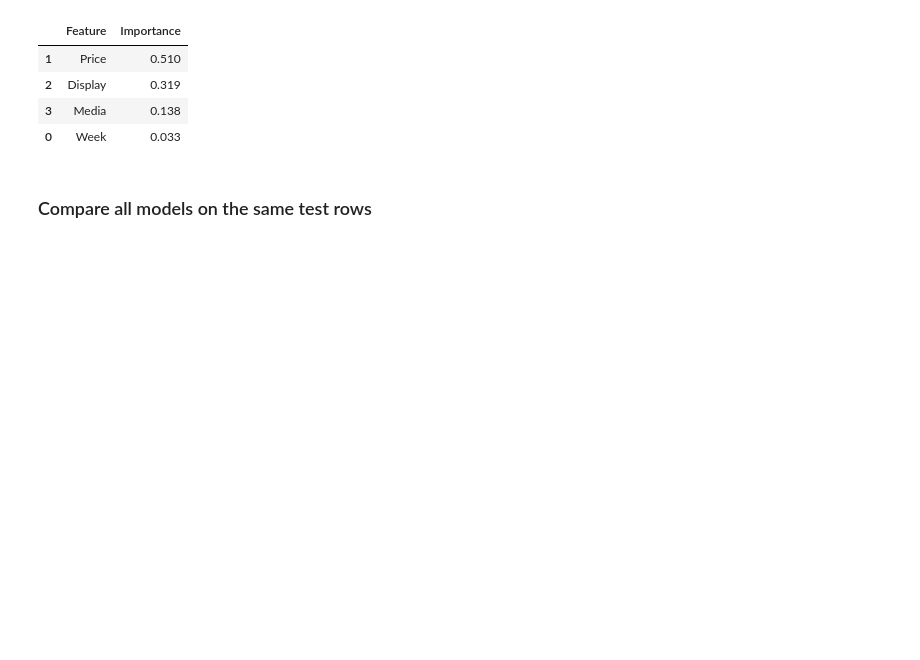
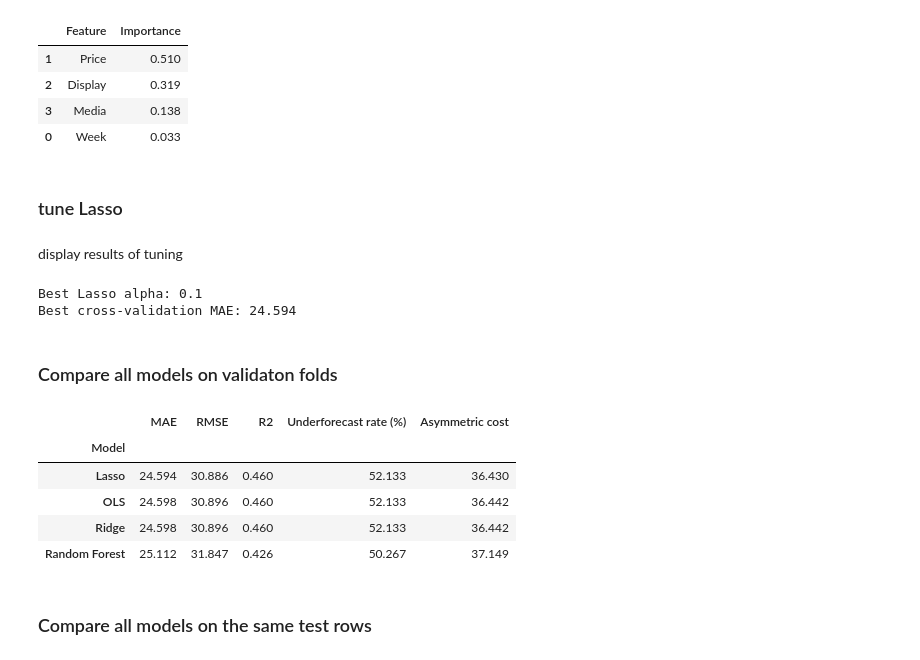
Before and after one commit to emreavley/DSB102_A1, a Jupyter notebook: DSB102_A2.ipynb, the cells around one changed output. Cells and saved outputs as stored; diff of their text form; code cells hidden in the pictures; blank space fills up the shorter version.

```diff
--- a/DSB102_A2.ipynb
+++ b/DSB102_A2.ipynb
@@ -607,3 +627,5 @@ feature_importance.round(3)
 | 2 | Display | 0.319 |
 | 3 | Media | 0.138 |
 | 0 | Week | 0.033 |
+# %% [markdown]
+### tune Lasso
@@ -610,3 +652,57 @@ feature_importance.round(3)
+# %% [markdown]
+display results of tuning
+# %%
+print("Best Lasso alpha:", lasso_search.best_params_["model__alpha"])
+print("Best cross-validation MAE:", round(-lasso_search.best_score_, 3))
+# %% [output]
+Best Lasso alpha: 0.1
+Best cross-validation MAE: 24.594
+# %% [markdown]
+### Compare all models on validaton folds
+# %%
+from sklearn.base import clone
+
+validation_models = {
+    "OLS": ols_model,
+    "Ridge": ridge_search.best_estimator_,
+    "Random Forest": forest_search.best_estimator_,
+    "Lasso": lasso_model
+}
+
+validation_results = []
+
+for fold, (train_idx, val_idx) in enumerate(cv_splits, start=1):
+    for name, model in validation_models.items():
+        model_fold = clone(model)
+        model_fold.fit(X_train.iloc[train_idx], y_train.iloc[train_idx])
+
+        val_predictions = model_fold.predict(X_train.iloc[val_idx])
+
+        result = evaluate_predictions(
+            name,
+            y_train.iloc[val_idx],
+            val_predictions
+        )
+        result["Fold"] = fold
+        validation_results.append(result)
+
+validation_df = pd.DataFrame(validation_results)
+
+validation_summary = (
+    validation_df.groupby("Model")
+    [["MAE", "RMSE", "R2", "Underforecast rate (%)", "Asymmetric cost"]]
+    .mean()
+    .sort_values("Asymmetric cost")
+)
+
+validation_summary.round(3)
+# %% [output]
+|  | MAE | RMSE | R2 | Underforecast rate (%) | Asymmetric cost |
+| Model |  |  |  |  |  |
+| Lasso | 24.594 | 30.886 | 0.460 | 52.133 | 36.430 |
+| OLS | 24.598 | 30.896 | 0.460 | 52.133 | 36.442 |
+| Ridge | 24.598 | 30.896 | 0.460 | 52.133 | 36.442 |
+| Random Forest | 25.112 | 31.847 | 0.426 | 50.267 | 37.149 |
 # %% [markdown]
 ### Compare all models on the same test rows
 # %%
```
Also changed, not shown: parts of 8 cells of this notebook.
